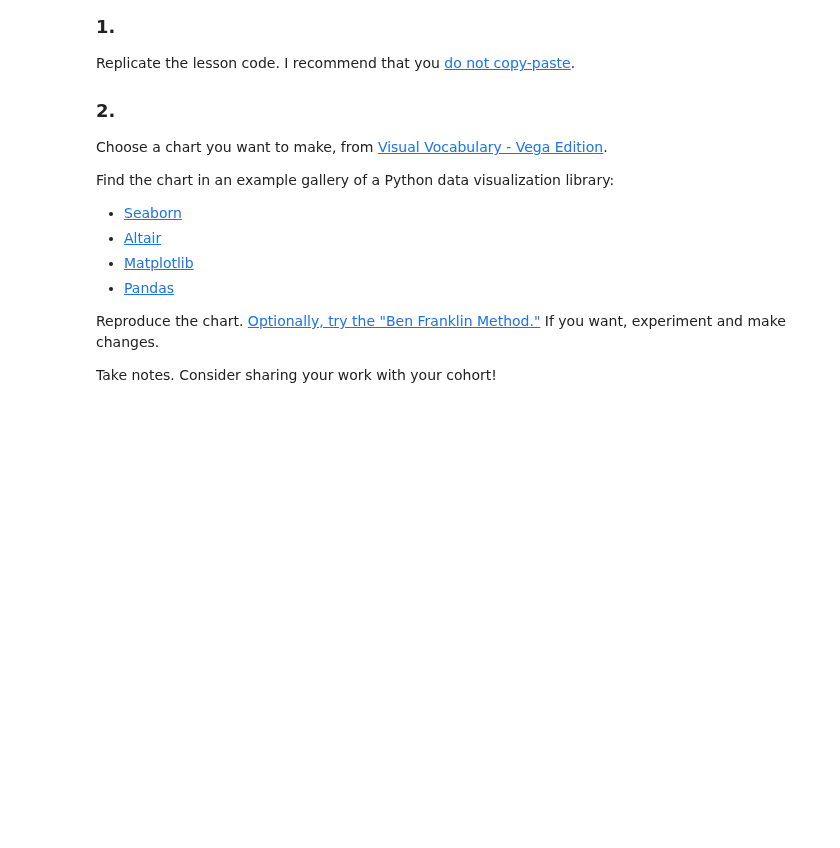
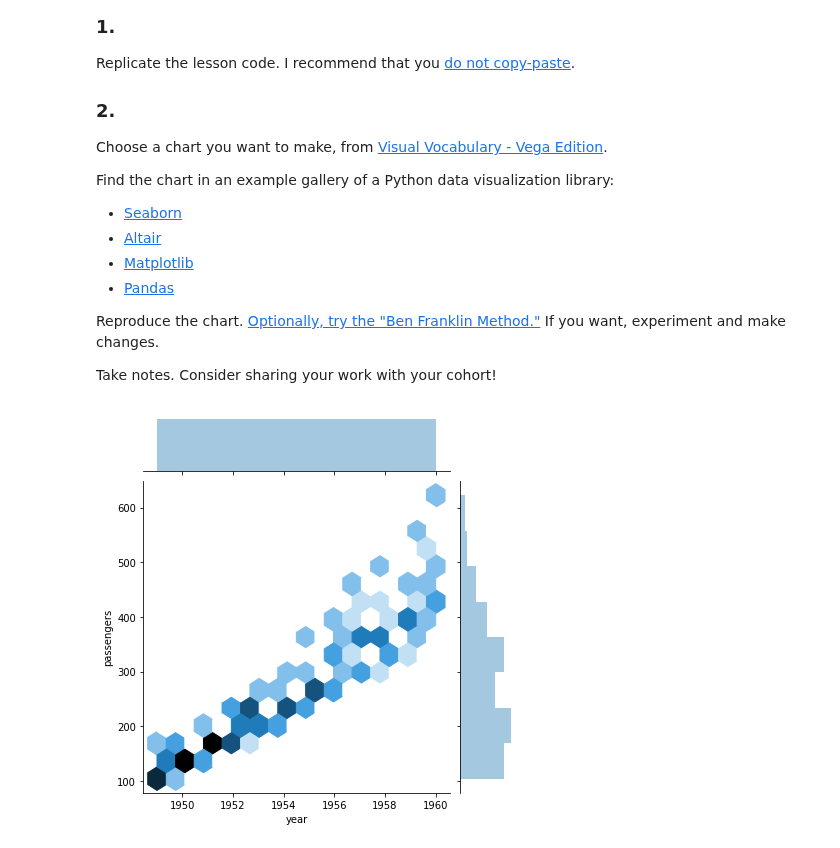
Before and after one commit to bloominstituteoftechnology/DS-Unit-1-Sprint-3-Data-Storytelling, a Jupyter notebook: module2-choose-appropriate-visualizations/LS_DS_222_Choose_appropriate_visualizations.ipynb, the cells around one changed output. Cells and saved outputs as stored; diff of their text form; code cells hidden in the pictures; blank space fills up the shorter version.

```diff
--- a/module2-choose-appropriate-visualizations/LS_DS_222_Choose_appropriate_visualizations.ipynb
+++ b/module2-choose-appropriate-visualizations/LS_DS_222_Choose_appropriate_visualizations.ipynb
@@ -542,0 +543,4 @@ Take notes. Consider sharing your work with your cohort!
+# %%
+sns.jointplot('year', 'passengers', kind='hex', data=flights, gridsize=15);
+# %% [output]
+[figure, added]
```
Also changed, not shown: parts of 6 cells of this notebook.
